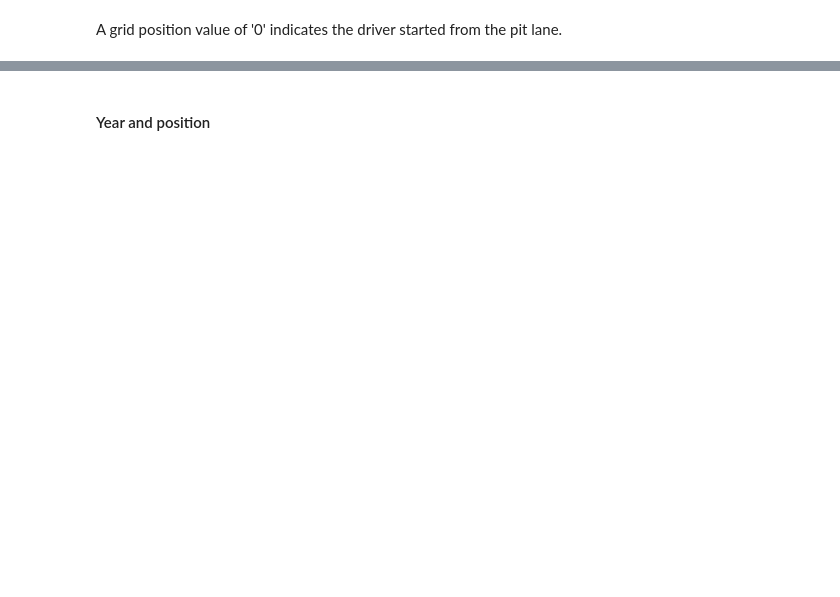
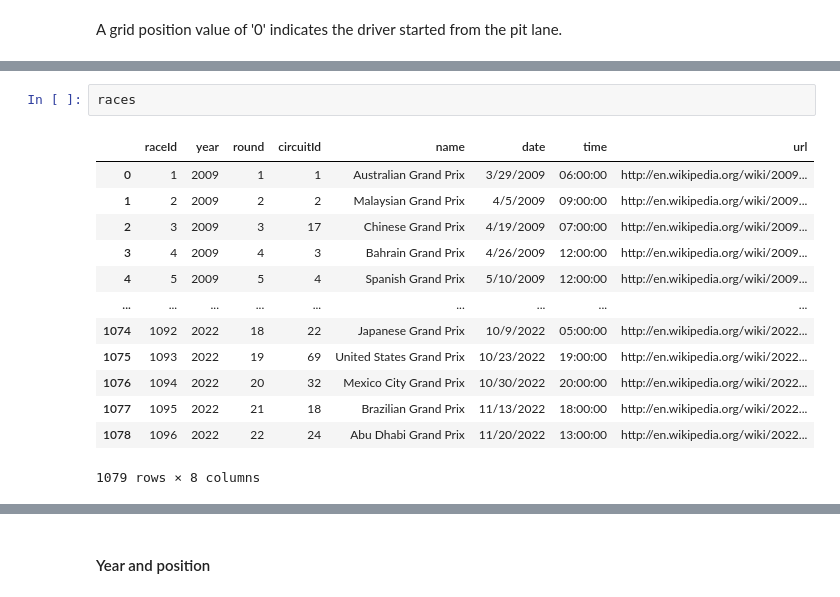
Before and after one commit to InesFRibeiro/Data-Visualization, a Jupyter notebook: DV_Project_Sankey.ipynb, the cells around one changed output, grey strips where cells are left out. Cells and saved outputs as stored; diff of their text form; blank space fills up the shorter version.

```diff
--- a/DV_Project_Sankey.ipynb
+++ b/DV_Project_Sankey.ipynb
@@ -279,0 +257,16 @@ fig.show()
+# %%
+races
+# %% [output]
+|  | raceId | year | round | circuitId | name | date | time | url |
+| 0 | 1 | 2009 | 1 | 1 | Australian Grand Prix | 3/29/2009 | 06:00:00 | http://en.wikipedia.org/wiki/2009... |
+| 1 | 2 | 2009 | 2 | 2 | Malaysian Grand Prix | 4/5/2009 | 09:00:00 | http://en.wikipedia.org/wiki/2009... |
+| 2 | 3 | 2009 | 3 | 17 | Chinese Grand Prix | 4/19/2009 | 07:00:00 | http://en.wikipedia.org/wiki/2009... |
+| 3 | 4 | 2009 | 4 | 3 | Bahrain Grand Prix | 4/26/2009 | 12:00:00 | http://en.wikipedia.org/wiki/2009... |
+| 4 | 5 | 2009 | 5 | 4 | Spanish Grand Prix | 5/10/2009 | 12:00:00 | http://en.wikipedia.org/wiki/2009... |
+| ... | ... | ... | ... | ... | ... | ... | ... | ... |
+| 1074 | 1092 | 2022 | 18 | 22 | Japanese Grand Prix | 10/9/2022 | 05:00:00 | http://en.wikipedia.org/wiki/2022... |
+| 1075 | 1093 | 2022 | 19 | 69 | United States Grand Prix | 10/23/2022 | 19:00:00 | http://en.wikipedia.org/wiki/2022... |
+| 1076 | 1094 | 2022 | 20 | 32 | Mexico City Grand Prix | 10/30/2022 | 20:00:00 | http://en.wikipedia.org/wiki/2022... |
+| 1077 | 1095 | 2022 | 21 | 18 | Brazilian Grand Prix | 11/13/2022 | 18:00:00 | http://en.wikipedia.org/wiki/2022... |
+| 1078 | 1096 | 2022 | 22 | 24 | Abu Dhabi Grand Prix | 11/20/2022 | 13:00:00 | http://en.wikipedia.org/wiki/2022... |
+1079 rows × 8 columns
```
Also changed, not shown: parts of 93 cells of this notebook.
